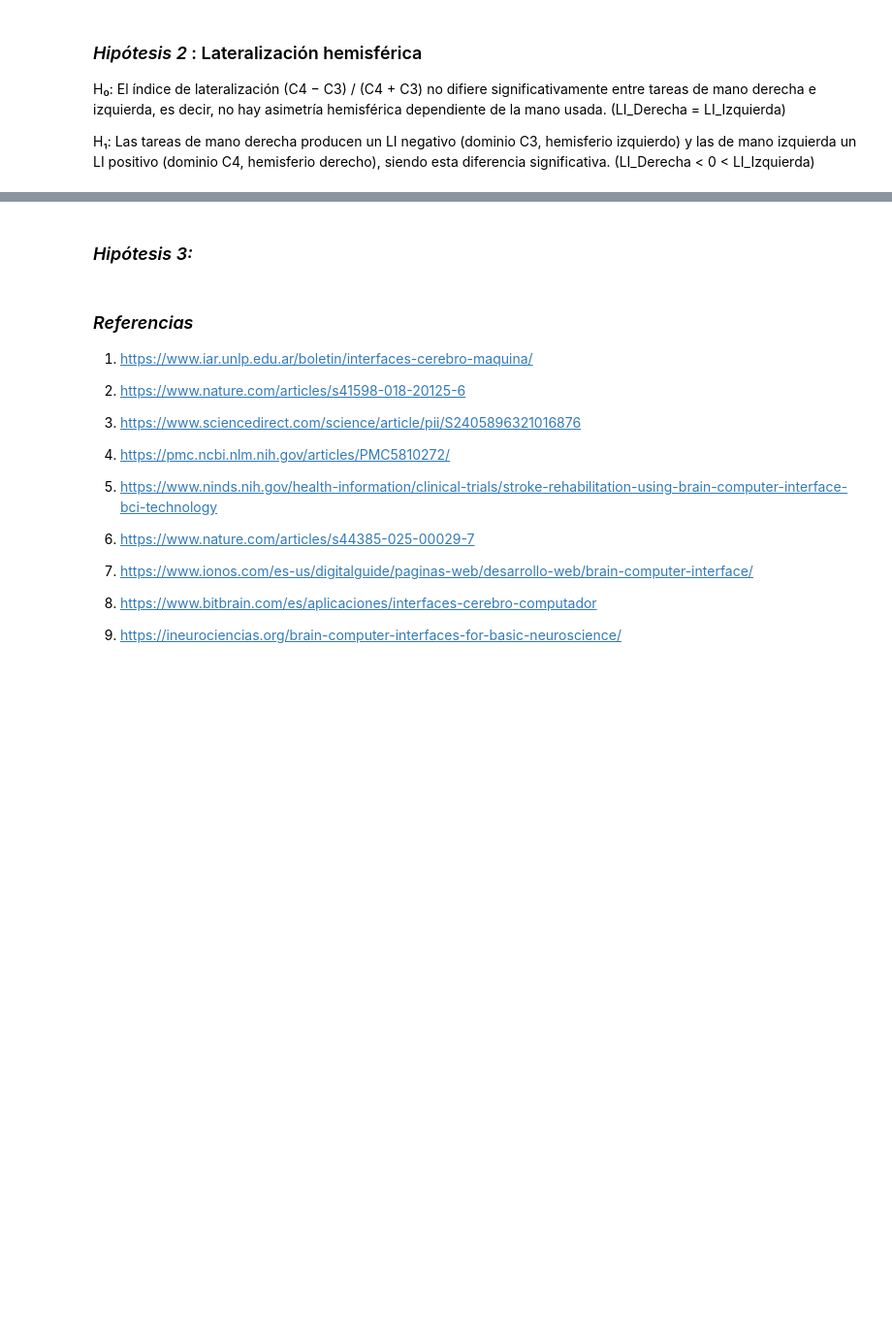
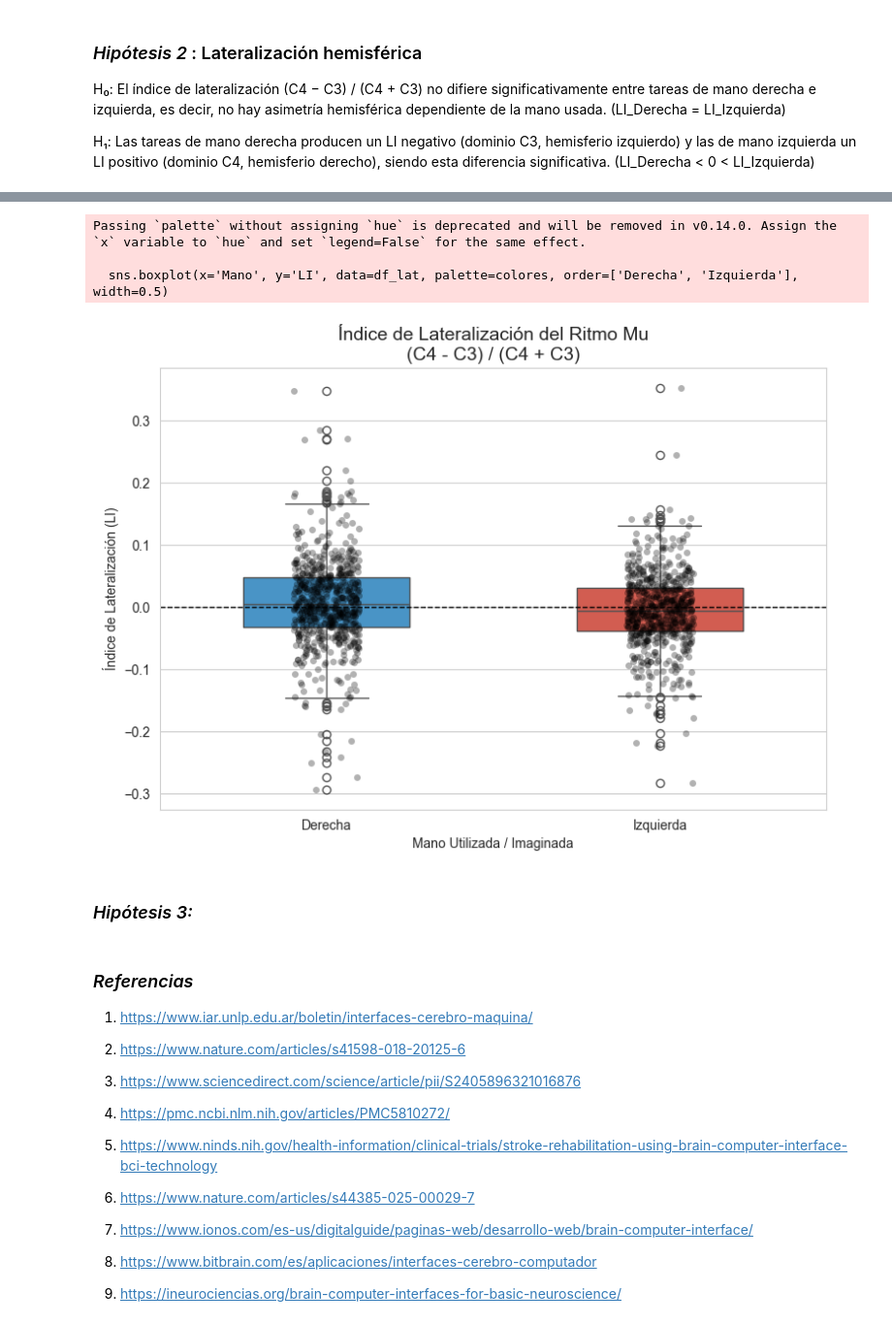
Before and after one commit to saramezap/Proyecto1, a Jupyter notebook: proyecto1_EEG.ipynb, the cells around one changed output, grey strips where cells are left out. Shown at 97% size. Cells and saved outputs as stored; diff of their text form; code cells hidden in the pictures; blank space fills up the shorter version.

```diff
--- a/proyecto1_EEG.ipynb
+++ b/proyecto1_EEG.ipynb
@@ -1029,3 +1063,72 @@ H₀: El índice de lateralización (C4 − C3) / (C4 + C3) no difiere significa
 
 H₁: Las tareas de mano derecha producen un LI negativo (dominio C3, hemisferio izquierdo) y las de mano izquierda un LI positivo (dominio C4, hemisferio derecho), siendo esta diferencia significativa.
 (LI_Derecha < 0 < LI_Izquierda)
+# %%
+# 1. Carga de datos
+df = pd.read_csv('resultados_completos.csv')
+
+# 2. Filtrado y Clasificación de Lateralidad
+def clasificar_mano(tarea):
+    t = str(tarea).lower()
+    if 'mano_derecha' in t: return 'Derecha'
+    if 'mano_izquierda' in t: return 'Izquierda'
+    return None
+
+df['Mano'] = df['Tarea'].apply(clasificar_mano)
+df_lat = df.dropna(subset=['Mano']).copy()
+
+# 3. Cálculo del Índice de Lateralización (LI)
+# LI = (C4 - C3) / (C4 + C3)
+df_lat['LI'] = (df_lat['Mu_C4'] - df_lat['Mu_C3']) / (df_lat['Mu_C4'] + df_lat['Mu_C3'])
+
+# --- SALIDA A CONSOLA ---
+print("\n" + "="*60)
+print("   ANÁLISIS ESTADÍSTICO DE LATERALIZACIÓN (RITMO MU)")
+print("="*60)
+
+# Estadísticas descriptivas
+resumen = df_lat.groupby('Mano')['LI'].agg(['mean', 'std', 'count'])
+print(f"Estadísticas por grupo:\n{resumen}")
+
+# Prueba de normalidad
+for mano in ['Derecha', 'Izquierda']:
+    p_norm = stats.shapiro(df_lat[df_lat['Mano'] == mano]['LI'])[1]
+    print(f"\nNormalidad LI {mano}: p = {p_norm:.4f} {'(Normal)' if p_norm > 0.05 else '(No Normal)'}")
+
+# Prueba de Hipótesis (Mann-Whitney U por ser datos de EEG no siempre normales)
+der = df_lat[df_lat['Mano'] == 'Derecha']['LI']
+izq = df_lat[df_lat['Mano'] == 'Izquierda']['LI']
+u_stat, p_val = stats.mannwhitneyu(der, izq, alternative='two-sided')
+
+print(f"\nRESULTADO PRUEBA MANN-WHITNEY U:")
+print(f"p-value: {p_val:.8e}")
+
+if p_val < 0.05:
+    print("\nCONCLUSIÓN: Existe una diferencia significativa en la lateralización.")
+    if resumen.loc['Derecha', 'mean'] < 0 and resumen.loc['Izquierda', 'mean'] > 0:
+        print("VALIDACIÓN: H1 se cumple (Patrón de activación cruzada detectado).")
+else:
+    print("\nCONCLUSIÓN: No se encontraron diferencias significativas entre manos.")
+print("="*60 + "\n")
+
+# --- GENERACIÓN DEL BOXPLOT ---
+plt.figure(figsize=(9, 6))
+sns.set_style("whitegrid")
+
+# Colores sugeridos: Rojo para Izquierda (Hemisferio Derecho), Azul para Derecha (Hemisferio Izquierdo)
+colores = {"Derecha": "#3498db", "Izquierda": "#e74c3c"}
+
+sns.boxplot(x='Mano', y='LI', data=df_lat, palette=colores, order=['Derecha', 'Izquierda'], width=0.5)
+sns.stripplot(x='Mano', y='LI', data=df_lat, color='black', alpha=0.3, order=['Derecha', 'Izquierda'])
+
+# Línea de referencia en 0 (Simetría total)
+plt.axhline(0, color='black', linestyle='--', linewidth=1, label='Simetría C3/C4')
+
+plt.title('Índice de Lateralización del Ritmo Mu\n(C4 - C3) / (C4 + C3)', fontsize=14)
+plt.ylabel('Índice de Lateralización (LI)')
+plt.xlabel('Mano Utilizada / Imaginada')
+
+# Guardar por si acaso el entorno no lo muestra
+plt.savefig('lateralizacion_mu.png', dpi=300)
+plt.show()
+# %% [output]
@@ -1032,3 +1153,7 @@ H₁: Las tareas de mano derecha producen un LI negativo (dominio C3, hemisferio
+Passing `palette` without assigning `hue` is deprecated and will be removed in v0.14.0. Assign the `x` variable to `hue` and set `legend=False` for the same effect.
+
+  sns.boxplot(x='Mano', y='LI', data=df_lat, palette=colores, order=['Derecha', 'Izquierda'], width=0.5)
+[figure, added]
 # %% [markdown]
 ### *Hipótesis 3:*
 # %% [markdown]
```
Also changed, not shown: parts of 3 cells of this notebook, 1 other file.
